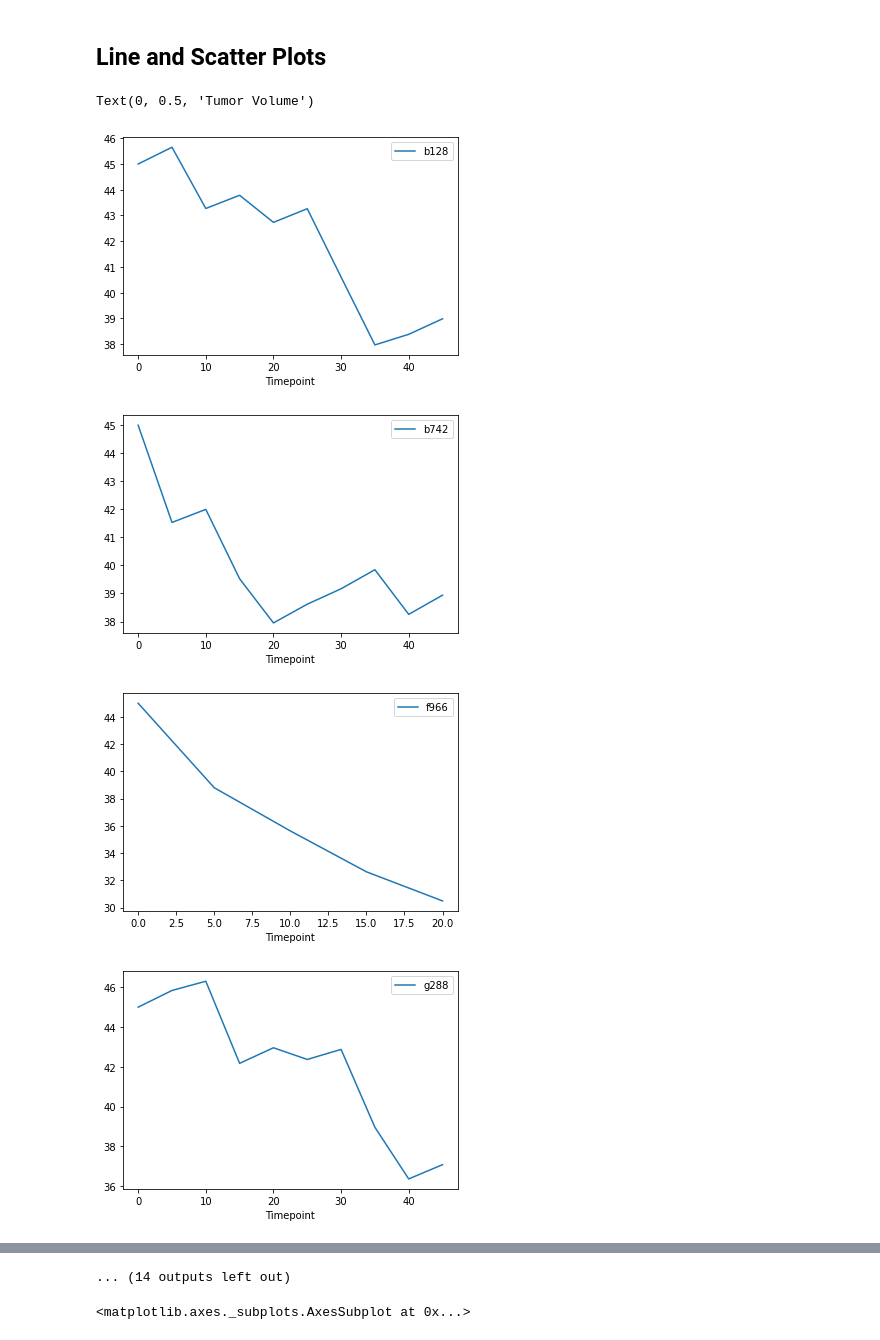
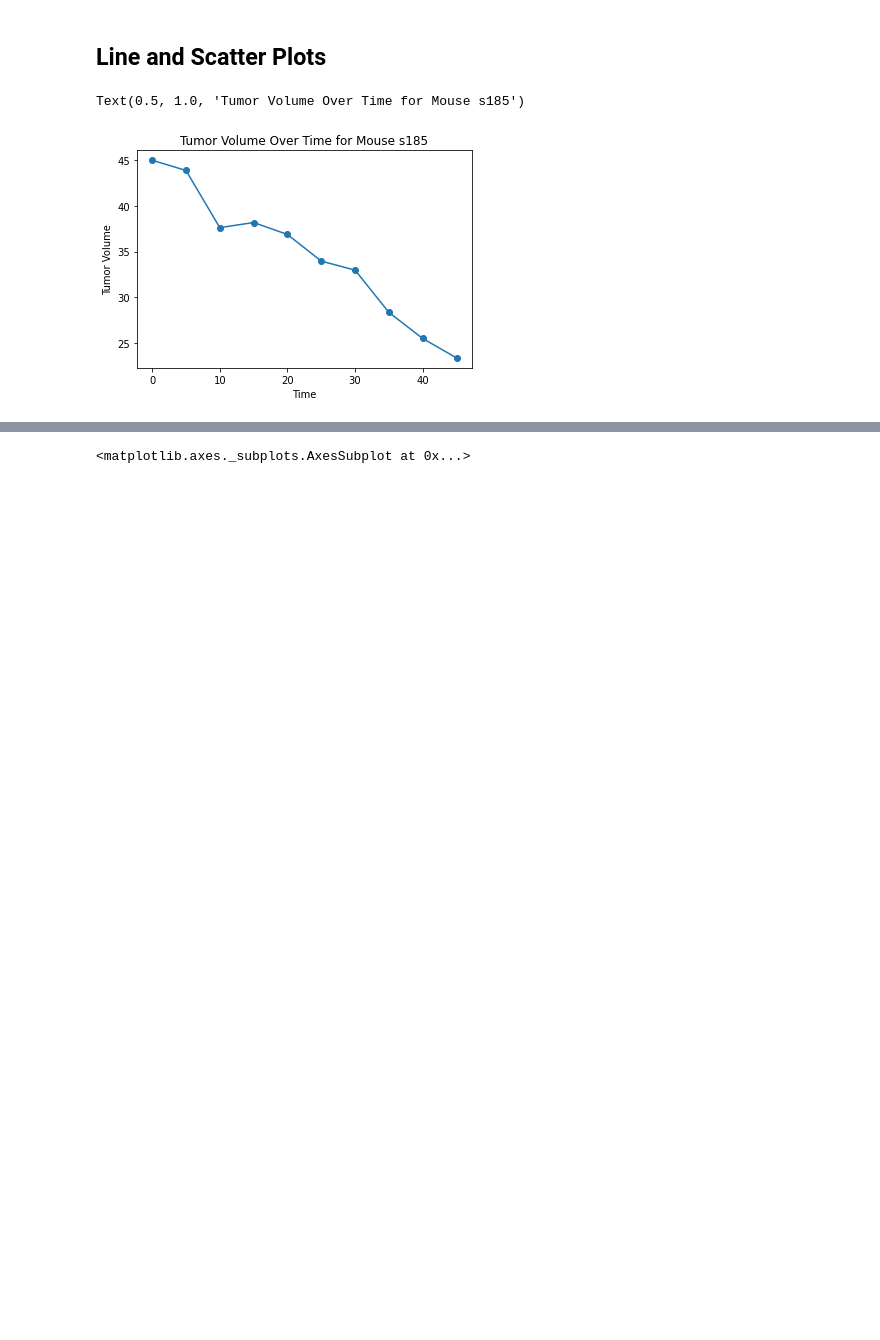
Before and after one commit to sdwhitson/Matplotlib_Challange, a Jupyter notebook: Pymaceuticals/pymaceuticals_starter.ipynb, the cells around one changed output, grey strips where cells are left out. Saved outputs shown, nothing was run; the diff lists cells and outputs as text; code cells hidden in the pictures; blank space fills up the shorter version.

```diff
--- a/Pymaceuticals/pymaceuticals_starter.ipynb
+++ b/Pymaceuticals/pymaceuticals_starter.ipynb
@@ -182,16 +171,15 @@ filtered_four_treatments_df.boxplot(column="Tumor Volume (mm3)", by="Drug Regime
 # %%
 # Generate a line plot of tumor volume vs. time point for a mouse treated with Capomulin
 capomuli_treatments_df= lab_results_df[lab_results_df["Drug Regimen"].isin(["Capomulin"])]
 capomuli_mouse_groups= capomuli_treatments_df.groupby("Mouse ID")
+mouse_id = "s185"
+mouse_data = capomuli_mouse_groups.get_group(mouse_id)
 
-for name, capomuli_mouse_groups in capomuli_mouse_groups:
-    capomuli_mouse_groups.plot(x="Timepoint", y="Tumor Volume (mm3)", kind= "line", label= name)
+plt.plot(mouse_data["Timepoint"], mouse_data["Tumor Volume (mm3)"], marker='o')
 
 plt.xlabel("Time")
 plt.ylabel("Tumor Volume")
+plt.title(f"Tumor Volume Over Time for Mouse {mouse_id}")
 # %% [output]
-Text(0, 0.5, 'Tumor Volume')
+Text(0.5, 1.0, 'Tumor Volume Over Time for Mouse s185')
-[figure, old version]
+[figure, new version]
-[figure, removed]
-[figure, removed]
-[figure, removed]
@@ -205,4 +186,3 @@ Text(0, 0.5, 'Tumor Volume')
-... (14 outputs left out)
 # %%
 # Generate a scatter plot of average tumor volume vs. mouse weight for the Capomulin regimen
 
```
Also changed, not shown: parts of 7 cells of this notebook, 1 other file.
